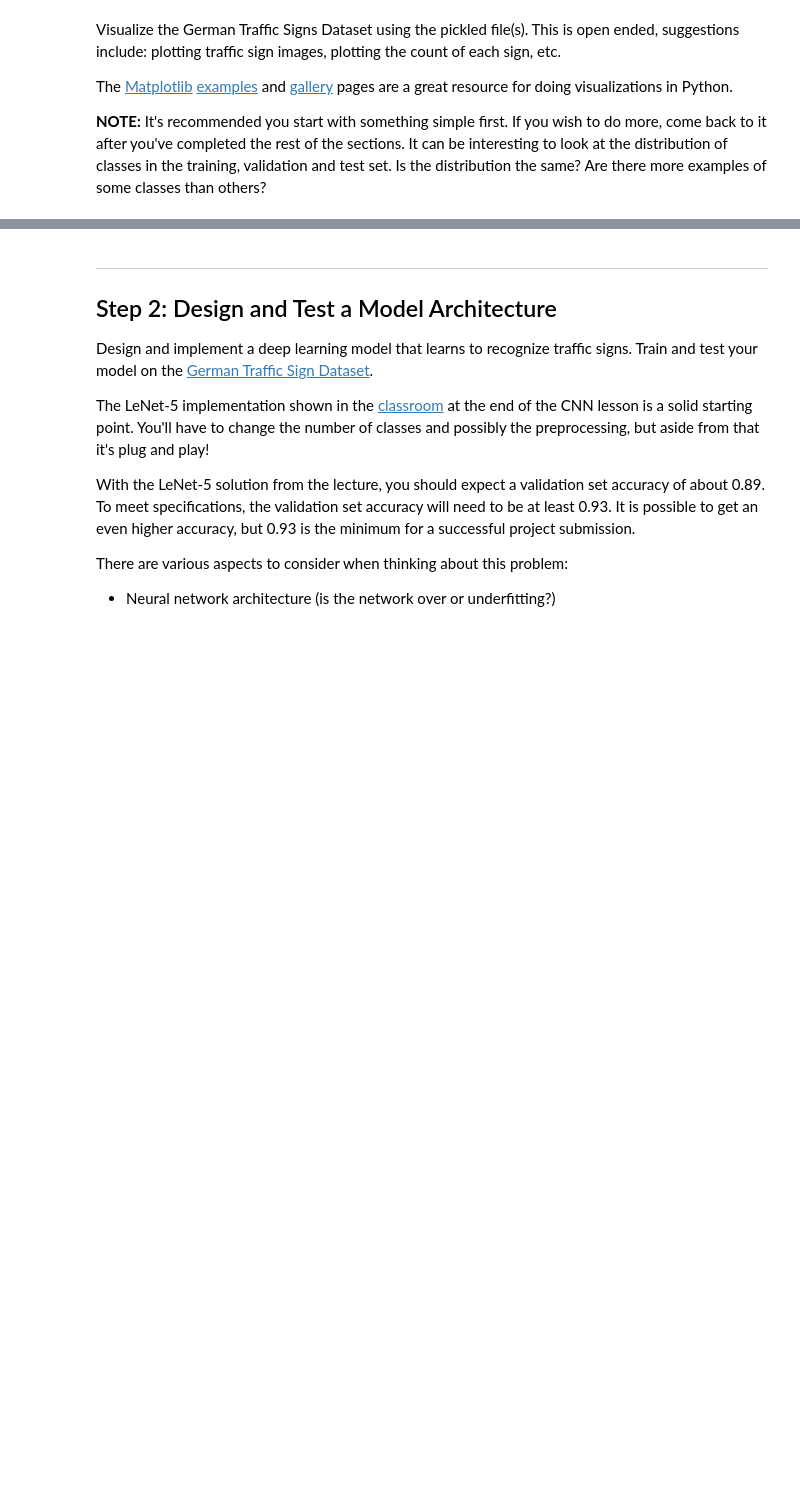
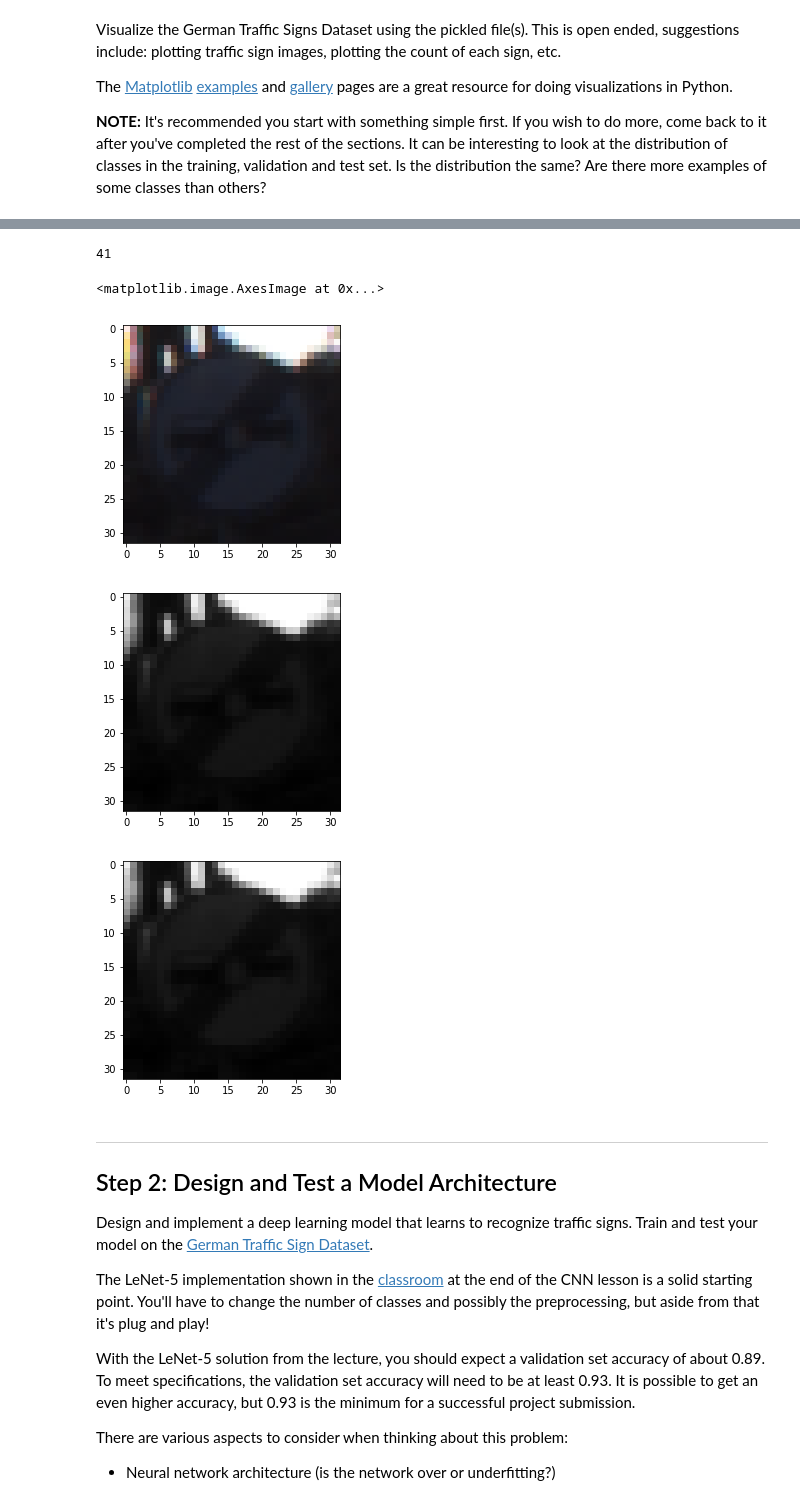
Before and after one commit to steve3424/CarND-Traffic-Sign-Classifier-Project, a Jupyter notebook: Traffic_Sign_Classifier.ipynb, the cells around one changed output, grey strips where cells are left out. Drawn from its saved outputs; the diff is of its cells as text; code cells hidden in the pictures; blank space fills up the shorter version.

```diff
--- a/Traffic_Sign_Classifier.ipynb
+++ b/Traffic_Sign_Classifier.ipynb
@@ -115,29 +124,35 @@ plt.show()
 # %%
 ## print image
-index = 32000
+index = 209
 image = X_train[index]
 label = y_train[index]
 
 plt.figure()
 plt.imshow(image)
 print(label)
 
 
 ## print grayscale dot product
 gray = np.dot(X_train, [0.21, 0.72, 0.07])
 gray = gray[:,:,:,np.newaxis]
 image = gray[index].squeeze()
 label = y_train[index]
 plt.figure()
 plt.imshow(image, cmap='gray')
 
 ## print grayscale average
 gray = np.average(X_train, axis=3)
 gray = gray[:,:,:,np.newaxis]
 image = gray[index].squeeze()
 label = y_train[index]
 plt.figure()
 plt.imshow(image, cmap='gray')
+# %% [output]
+41
+<matplotlib.image.AxesImage at 0x...>
+[figure, added]
+[figure, added]
+[figure, added]
 # %% [markdown]
 ----
 
```
Also changed, not shown: parts of 7 cells of this notebook, 4 other files.
